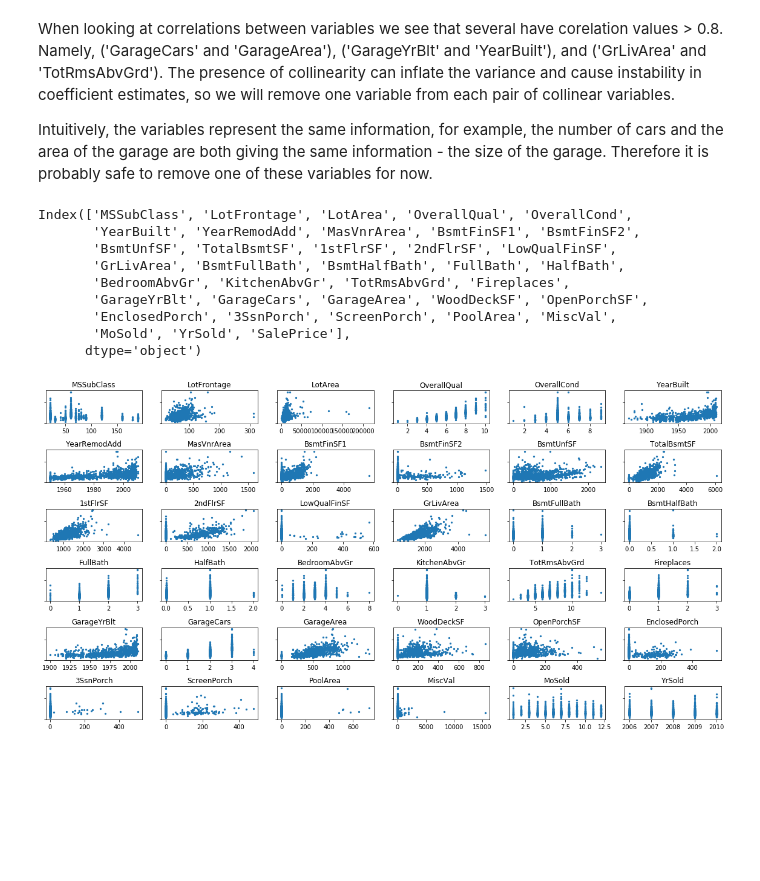
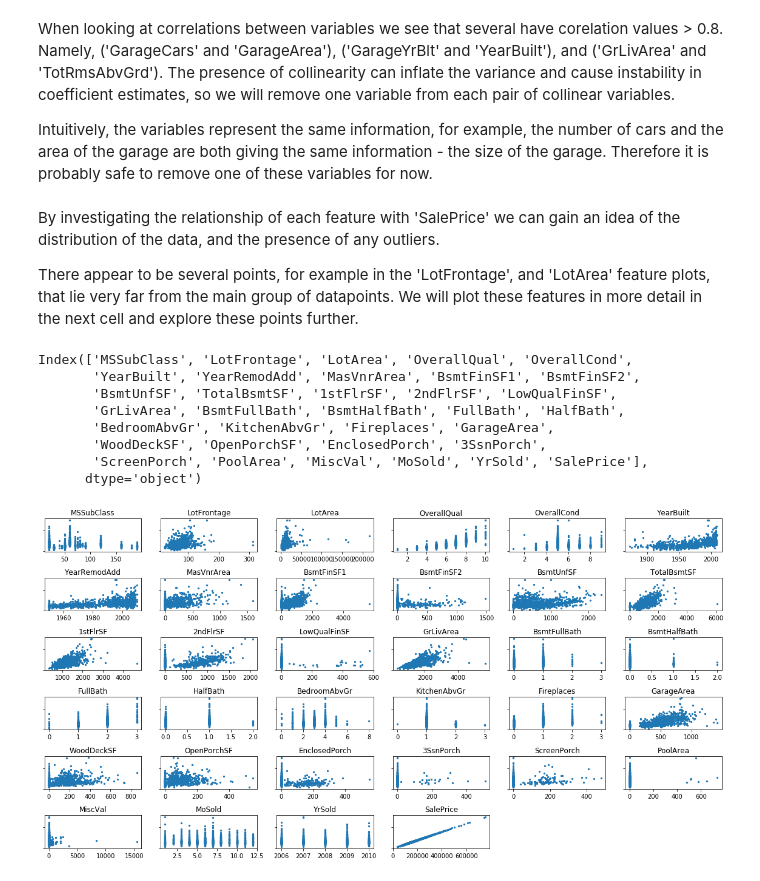
Before and after one commit to tcwou/House-Prices-Kaggle, a Jupyter notebook: Kaggle Housing Project Notebook.ipynb, the cells around one changed output. Cells and saved outputs as stored; diff of their text form; code cells hidden in the pictures; blank space fills up the shorter version.

```diff
--- a/Kaggle Housing Project Notebook.ipynb
+++ b/Kaggle Housing Project Notebook.ipynb
@@ -96,32 +96,36 @@ Intuitively, the variables represent the same information, for example, the numb
 # %%
 data = data.drop(columns=['GarageCars', 'GarageYrBlt', 'TotRmsAbvGrd'])
 test = test.drop(columns=['GarageCars', 'GarageYrBlt', 'TotRmsAbvGrd'])
+# %% [markdown]
+By investigating the relationship of each feature with 'SalePrice' we can gain an idea of the distribution of the data, and the presence of any outliers.
+
+There appear to be several points, for example in the 'LotFrontage', and 'LotArea' feature plots, that lie very far from the main group of datapoints. We will plot these features in more detail in the next cell and explore these points further.
 # %%
 numeric_data = data.select_dtypes(include=[np.number])
 print(numeric_data.columns)
 
 %matplotlib inline
 f, ax = plt.subplots(6, 6, figsize=(20,10))
 for row in range(6):
     for col in range(6):
         idx = col+(6*row)
-        if idx < 36:
+        if idx < 34:
             x=numeric_data.iloc[:, idx]
             y=numeric_data['SalePrice']
             ax[row, col].scatter(x, y, s=5)
             ax[row, col].set_title(numeric_data.columns[idx])
             ax[row, col].set_yticklabels([])
-
+f.delaxes(ax[5, 4])
+f.delaxes(ax[5, 5])
 plt.subplots_adjust(hspace=0.8)
 plt.show()
 # %% [output]
 Index(['MSSubClass', 'LotFrontage', 'LotArea', 'OverallQual', 'OverallCond',
        'YearBuilt', 'YearRemodAdd', 'MasVnrArea', 'BsmtFinSF1', 'BsmtFinSF2',
        'BsmtUnfSF', 'TotalBsmtSF', '1stFlrSF', '2ndFlrSF', 'LowQualFinSF',
        'GrLivArea', 'BsmtFullBath', 'BsmtHalfBath', 'FullBath', 'HalfBath',
-       'BedroomAbvGr', 'KitchenAbvGr', 'TotRmsAbvGrd', 'Fireplaces',
-       'GarageYrBlt', 'GarageCars', 'GarageArea', 'WoodDeckSF', 'OpenPorchSF',
-       'EnclosedPorch', '3SsnPorch', 'ScreenPorch', 'PoolArea', 'MiscVal',
-       'MoSold', 'YrSold', 'SalePrice'],
+       'BedroomAbvGr', 'KitchenAbvGr', 'Fireplaces', 'GarageArea',
+       'WoodDeckSF', 'OpenPorchSF', 'EnclosedPorch', '3SsnPorch',
+       'ScreenPorch', 'PoolArea', 'MiscVal', 'MoSold', 'YrSold', 'SalePrice'],
       dtype='object')
-[figure, old version]
+[figure, new version]
```
Also changed, not shown: parts of 2 cells of this notebook.
